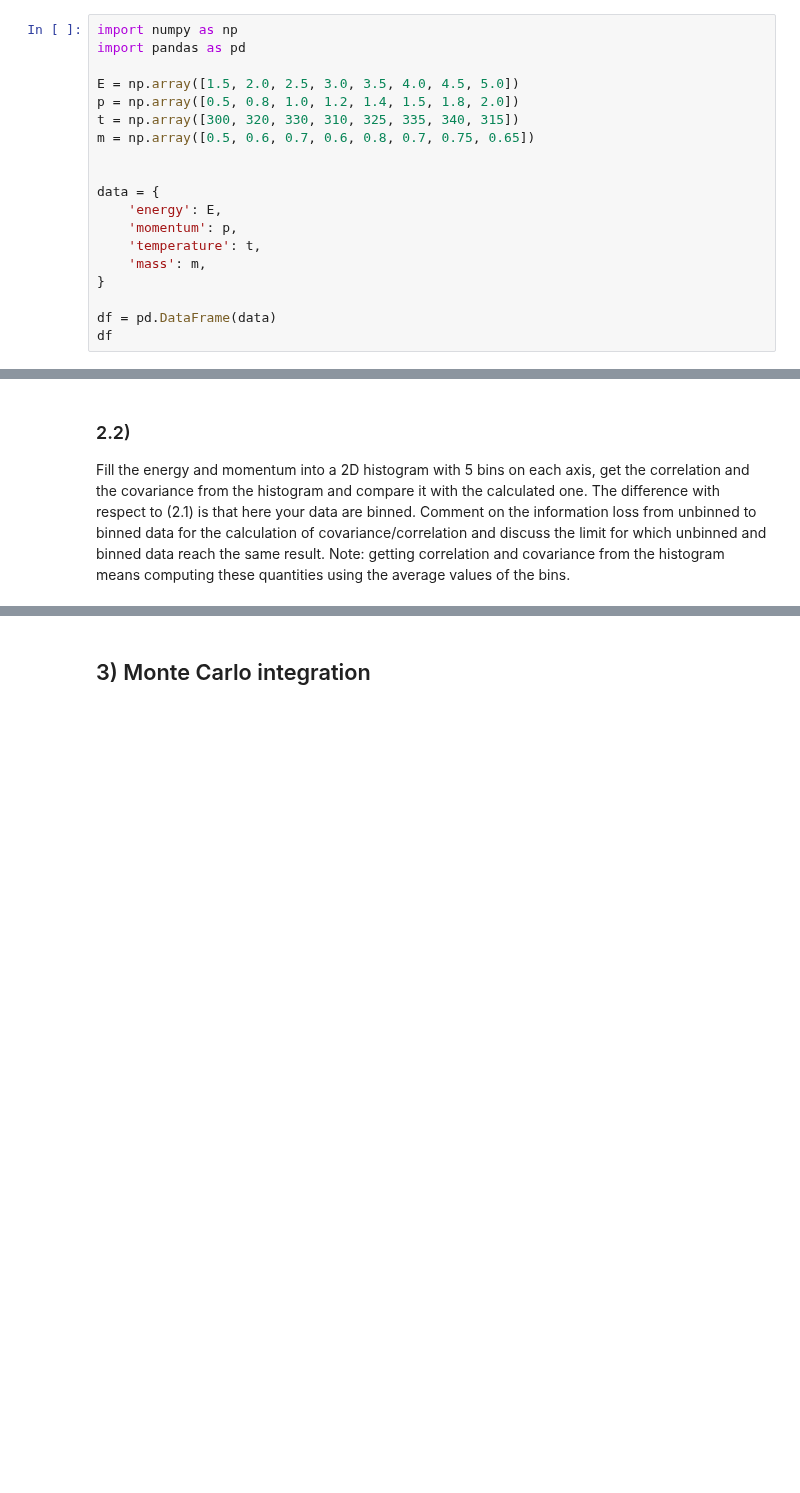
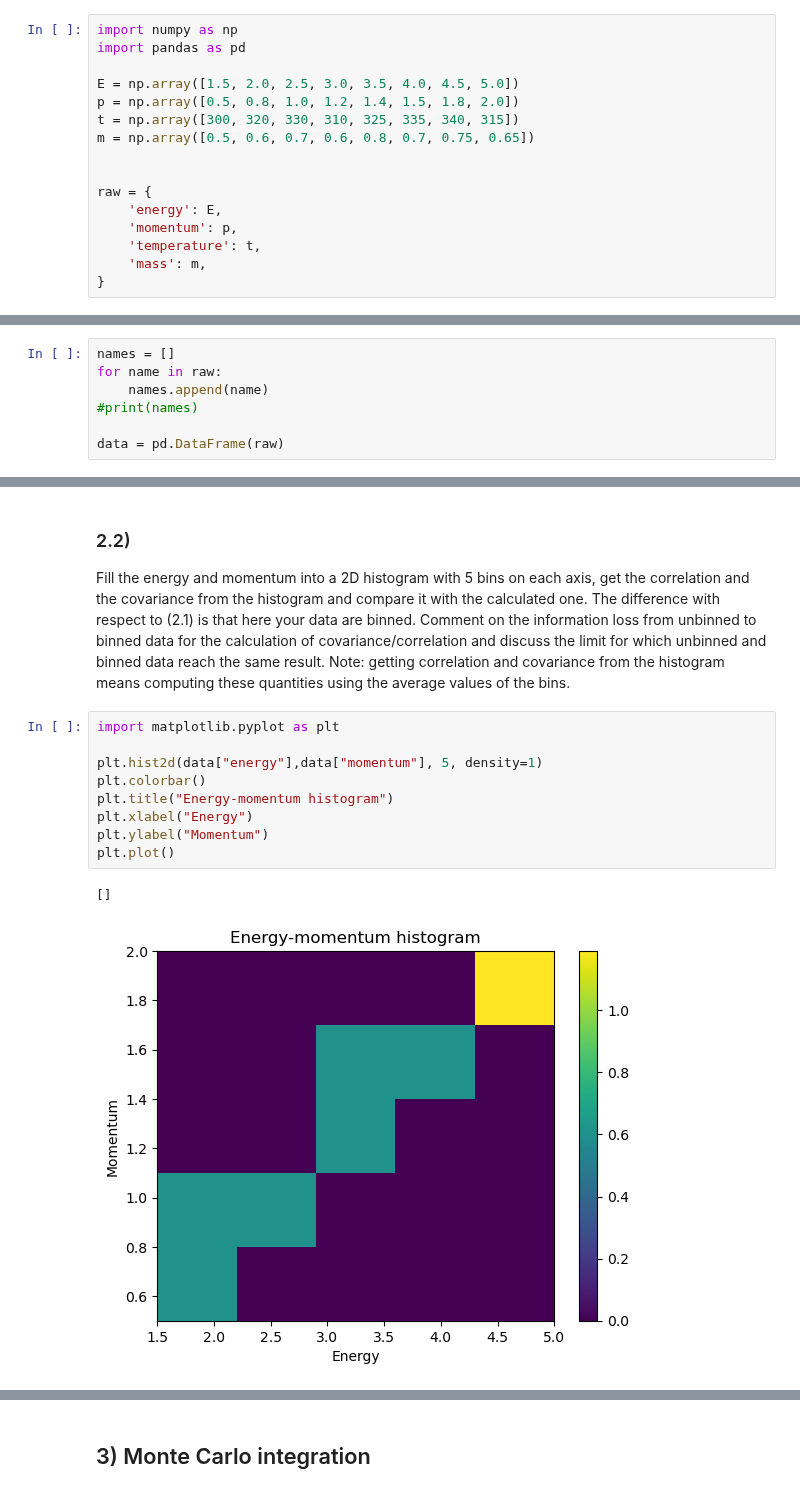
Before and after one commit to Matteo-Bellino/SMATEP_Project, a Jupyter notebook: exercises/Exercise2/Exercise2_BELLINO.ipynb, the cells around one changed output, grey strips where cells are left out. Saved outputs shown, nothing was run; the diff lists cells and outputs as text; blank space fills up the shorter version.

```diff
--- a/exercises/Exercise2/Exercise2_BELLINO.ipynb
+++ b/exercises/Exercise2/Exercise2_BELLINO.ipynb
@@ -109,12 +109,9 @@ t = np.array([300, 320, 330, 310, 325, 335, 340, 315])
 m = np.array([0.5, 0.6, 0.7, 0.6, 0.8, 0.7, 0.75, 0.65])
 
 
-data = {
+raw = {
     'energy': E,
     'momentum': p,
     'temperature': t,
     'mass': m,
 }
-
-df = pd.DataFrame(data)
-df
@@ -131,3 +118,10 @@ df
 # %% [markdown]
 ### 2.1)
 Compute the covariance and correlation factor of the parameters.
+# %%
+names = []
+for name in raw:
+    names.append(name)
+#print(names)
+
+data = pd.DataFrame(raw)
@@ -134,3 +202,15 @@ Compute the covariance and correlation factor of the parameters.
 # %% [markdown]
 ### 2.2)
 Fill the energy and momentum into a 2D histogram with 5 bins on each axis, get the correlation and the covariance from the histogram and compare it with the calculated one. The difference with respect to (2.1) is that here your data are binned. Comment on the information loss from unbinned to binned data for the calculation of covariance/correlation and discuss the limit for which unbinned and binned data reach the same result. Note: getting correlation and covariance from the histogram means computing these quantities using the average values of the bins.
+# %%
+import matplotlib.pyplot as plt
+
+plt.hist2d(data["energy"],data["momentum"], 5, density=1)
+plt.colorbar()
+plt.title("Energy-momentum histogram")
+plt.xlabel("Energy")
+plt.ylabel("Momentum")
+plt.plot()
+# %% [output]
+[]
+[figure, added]
```
Also changed, not shown: parts of 7 cells of this notebook.
